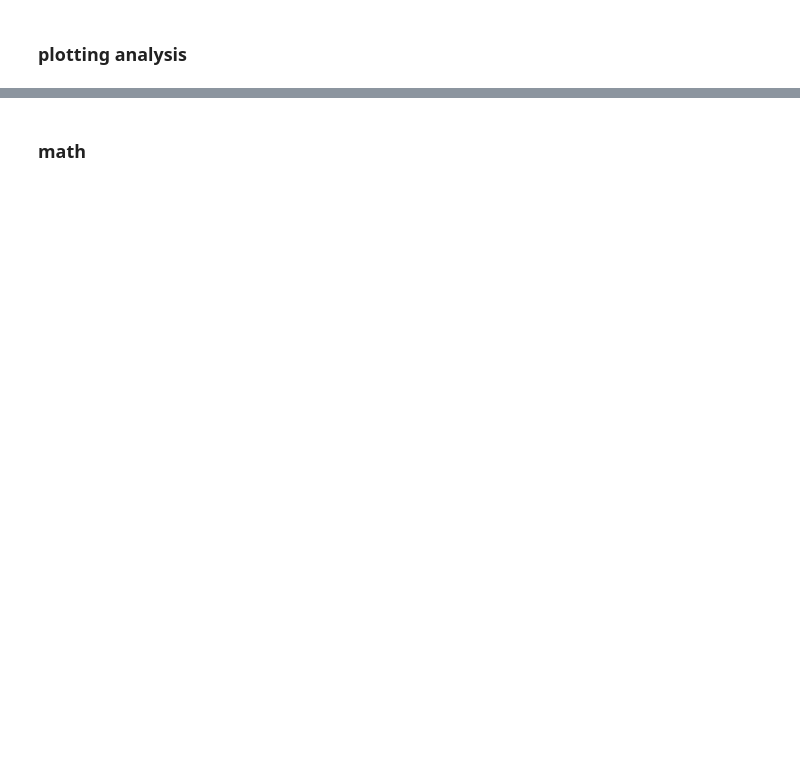
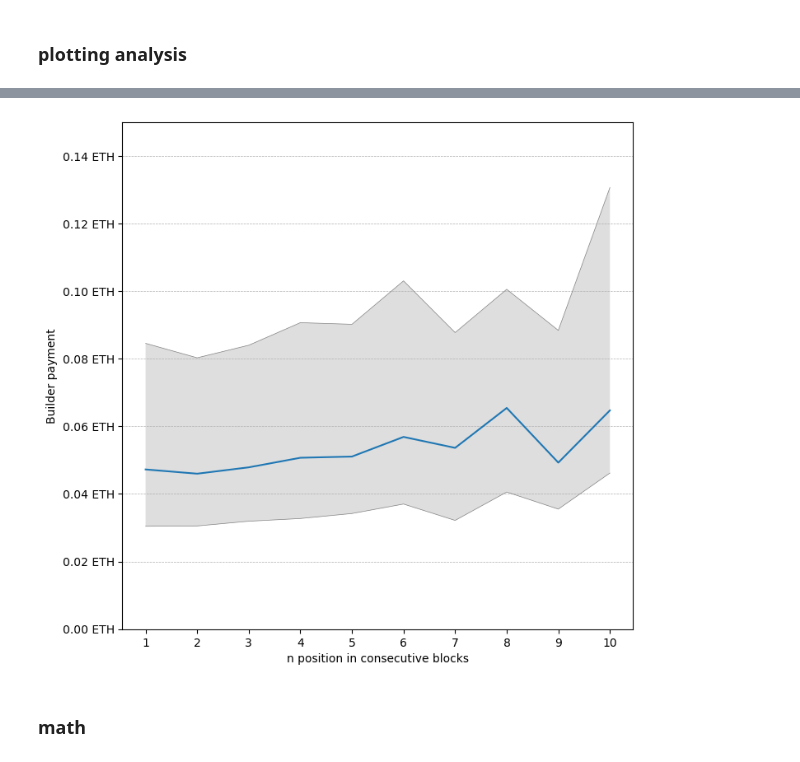
Before and after one commit to vivowa/mmev, a Jupyter notebook: lightblocks_testrun.ipynb, the cells around one changed output, grey strips where cells are left out. Cells and saved outputs as stored; diff of their text form; code cells hidden in the pictures; blank space fills up the shorter version.

```diff
--- a/lightblocks_testrun.ipynb
+++ b/lightblocks_testrun.ipynb
@@ -270,40 +347,44 @@ df.drop(lst, inplace=True)
 # %%
 #how much do builder pay on average for consecutive blocks
 
 #add cumulative payment
 
+slc = df[df['count'] <= 10]
+
 
 fig, ax = plt.subplots(figsize =(8, 8))
 
-x = list(df['position'].unique())
+x = list(slc['position'].unique())
 
-ax.plot(x, df['block_reward'].groupby(df['position']).median())
+ax.plot(x, slc['block_reward'].groupby(slc['position']).median())
 ax.grid(axis='y', linestyle='--', linewidth=.5)
 
 
-y1 = df.groupby(['position']).agg({'block_reward': [q25]})
-y2 = df.groupby(['position']).agg({'block_reward': [q75]})
+y1 = slc.groupby(['position']).agg({'block_reward': [q25]})
+y2 = slc.groupby(['position']).agg({'block_reward': [q75]})
 ax.plot(x, y1, x, y2, color='grey', linewidth=.5)
 
 ax.fill_between(x, list(y1.iloc[:, 0]), list(y2.iloc[:, 0]), facecolor='lightgrey', alpha=.75)
 
 
-data = df[df['count'] >= 2]
-ax.scatter(data['position'], data['block_reward'], s = .05, alpha = .75)
+#data = slc[df['count'] >= 2]
+#ax.scatter(data['position'], data['block_reward'], s = .05, alpha = .75)
 
 ax.set_ylabel('Builder payment')
 ax.set_xlabel('n position in consecutive blocks')
 
-plt.ylim(0, .35)
+plt.ylim(0, .15)
 
 vals = ax.get_yticks()
 ax.set_yticklabels(['{:,.2f}'.format(x)+' ETH' for x in vals])
 
-plt.xticks(list(df['position'].unique()))
+plt.xticks(list(slc['position'].unique()))
 
 plt.savefig(f'figures/payment_position_pubkey.png')
 
 plt.show()
+# %% [output]
+[figure, added]
 # %%
 # Is there a pattern, to propose low gas blocks?
 # "VALIDATOR for slot k+1 is buying the slot in order to submit an empty block just before the slot they are elected for"
```
Also changed, not shown: parts of 22 cells of this notebook, 3 other files.
